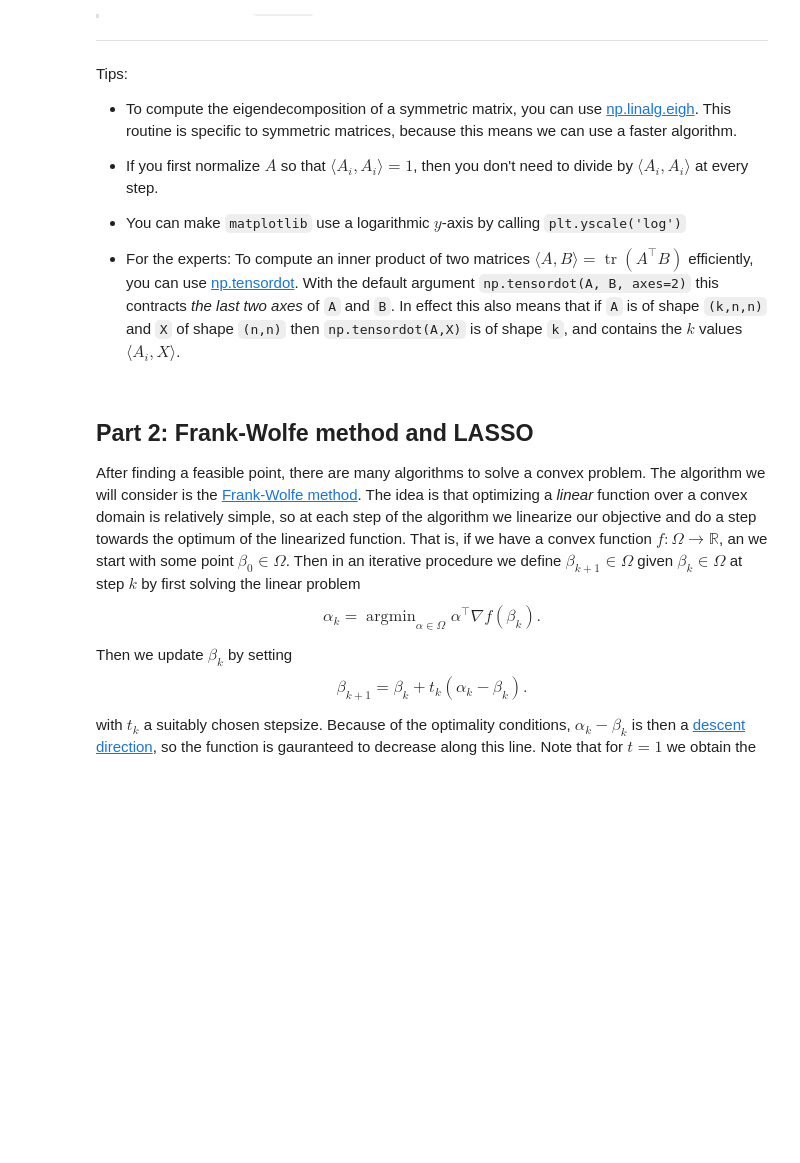
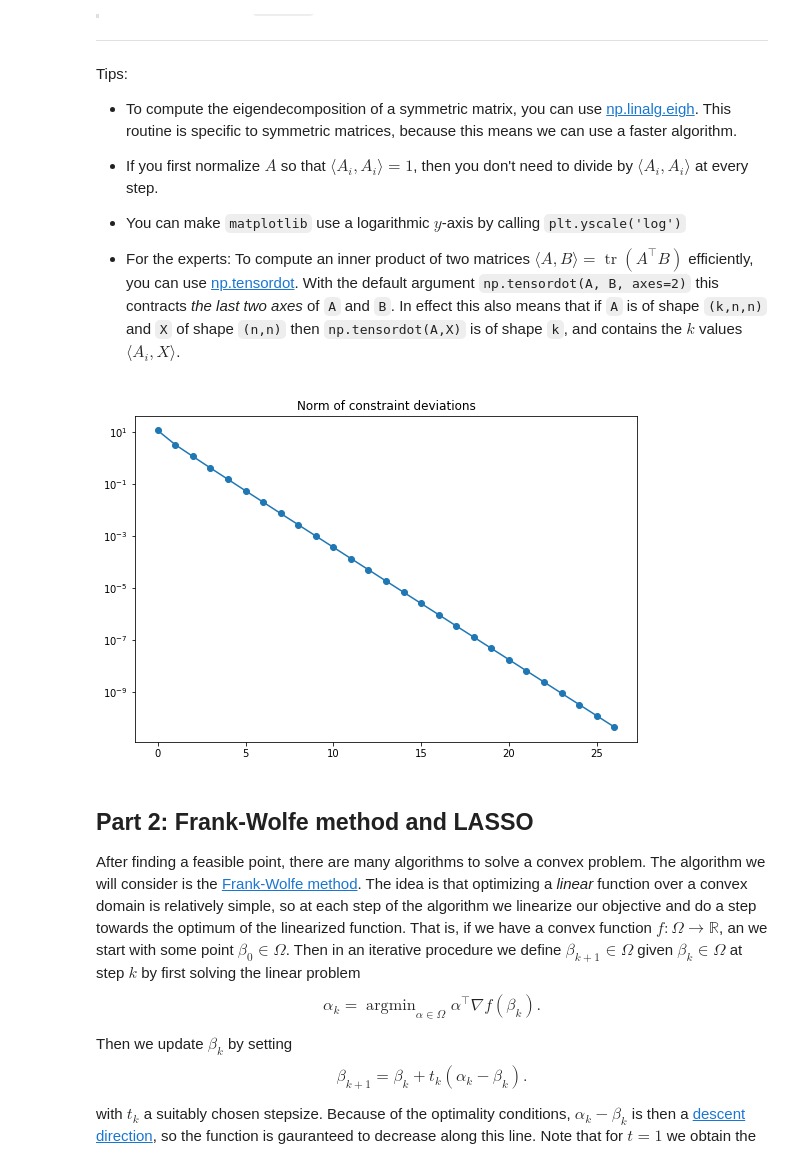
Before and after one commit to anhnguyendepocen/optimization-II-2021, a Jupyter notebook: notebooks/week14.ipynb, the cells around one changed output. Cells and saved outputs as stored; diff of their text form; code cells hidden in the pictures; blank space fills up the shorter version.

```diff
--- a/notebooks/week14.ipynb
+++ b/notebooks/week14.ipynb
@@ -150,25 +172,53 @@ Tips:
 # %%
 def alternating_projection_SDP(A, b, max_its=200):
     """
     Compute a feasible point for SDP constraints using alternating projection algorithm.
     Return an (almost) feasible point, together with residuals for the constraints.
     """
-    # ENTER YOUR CODE HERE
+    # BEGIN SOLUTION
+    k, n, _ = A.shape
+    A_norm = 1 / np.linalg.norm(A, axis=(1, 2)) ** 2  # compute the norm only once
+    X = np.eye(n)
+    residuals = []
+    for _ in range(max_its):
+        # tensordot is more efficient than for loop containing matrix product + trace
+        residual = np.tensordot(A, X) - b
 
+        # einsum is not more efficient, but easier
+        X = X - np.einsum("i,ijk,i->jk", residual, A, A_norm)
+
+        # compute eigendecomposition. Set negative eigenvalues to zero
+        v, U = np.linalg.eigh(X)
+        v = np.clip(v, 0, None)
+        X = U @ np.diag(v) @ U.T
+
+        residual_norm = np.linalg.norm(residual)
+        residuals.append(residual_norm)
+        if residual_norm < 1e-10:
+            break
+    return X, residuals
+    # END SOLUTION
 
 
 n = 10
 k = 5
 
 # Create array of random symmetric matrices
 A = np.random.normal(size=(k, n, n))
 A = A + np.transpose(A, (0, 2, 1))
 b = np.random.normal(size=k)
 
 X, residuals = alternating_projection_SDP(A, b)
 
 # Plot how the residuals change with each iteration
-# ENTER YOUR CODE HERE
+# BEGIN SOLUTION
+# here we plot norm of residual error.
+plt.title("Norm of constraint deviations")
+plt.plot(residuals, "o-")
+plt.yscale("log")
+# END SOLUTION
+# %% [output]
+[figure, added]
 # %% [markdown]
 ## Part 2: Frank-Wolfe method and LASSO
 
```
Also changed, not shown: parts of 2 cells of this notebook.
